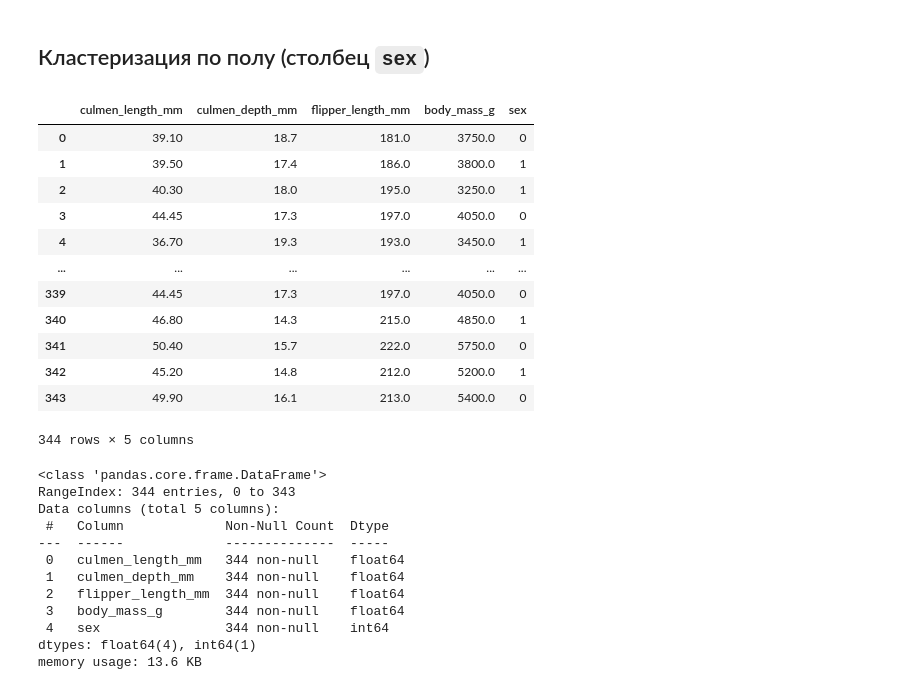
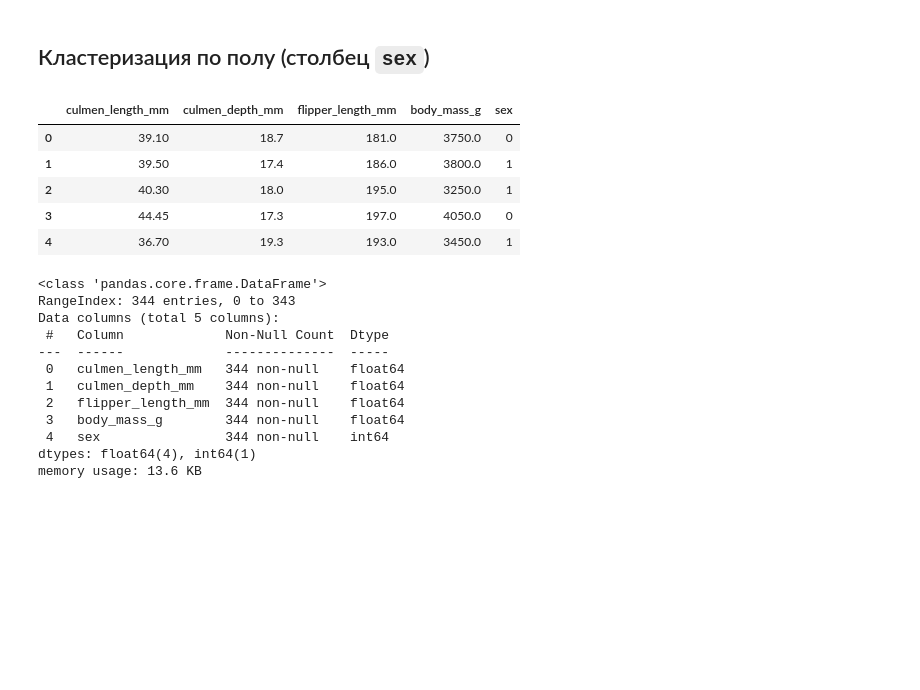
Before and after one commit to NizaevEdgar/Innopolis_Projects, a Jupyter notebook: Module_3_Classic_ML/Homework_24/homework_24.ipynb, the cells around one changed output. Saved outputs shown, nothing was run; the diff lists cells and outputs as text; code cells hidden in the pictures; blank space fills up the shorter version.

```diff
--- a/Module_3_Classic_ML/Homework_24/homework_24.ipynb
+++ b/Module_3_Classic_ML/Homework_24/homework_24.ipynb
@@ -257,7 +257,7 @@ def outliers_in_data(df, columns):
         Q1 = df[col].quantile(0.25)
         Q3 = df[col].quantile(0.75)
         IQR = Q3 - Q1
-        lower = Q3 - 1.5 * IQR
+        lower = Q1 - 1.5 * IQR
         upper = Q3 + 1.5 * IQR
         df[col] = np.where(df[col] < lower, lower, df[col])
         df[col] = np.where(df[col] > upper, upper, df[col])
@@ -407,21 +407,14 @@ joblib.dump(final_model, 'agglomerative_model.joblib')
 # %%
 df_sex = df.copy()
 df_sex['sex'] = df_sex['sex'].map({'MALE': 0, 'FEMALE': 1})
-df_sex
+df_sex.head()
 # %% [output]
 |  | culmen_length_mm | culmen_depth_mm | flipper_length_mm | body_mass_g | sex |
 | 0 | 39.10 | 18.7 | 181.0 | 3750.0 | 0 |
 | 1 | 39.50 | 17.4 | 186.0 | 3800.0 | 1 |
 | 2 | 40.30 | 18.0 | 195.0 | 3250.0 | 1 |
 | 3 | 44.45 | 17.3 | 197.0 | 4050.0 | 0 |
 | 4 | 36.70 | 19.3 | 193.0 | 3450.0 | 1 |
-| ... | ... | ... | ... | ... | ... |
-| 339 | 44.45 | 17.3 | 197.0 | 4050.0 | 0 |
-| 340 | 46.80 | 14.3 | 215.0 | 4850.0 | 1 |
-| 341 | 50.40 | 15.7 | 222.0 | 5750.0 | 0 |
-| 342 | 45.20 | 14.8 | 212.0 | 5200.0 | 1 |
-| 343 | 49.90 | 16.1 | 213.0 | 5400.0 | 0 |
-344 rows × 5 columns
 # %%
 df_sex.info()
 # %% [output]
```
Also changed, not shown: parts of 8 cells of this notebook, 2 other files.
